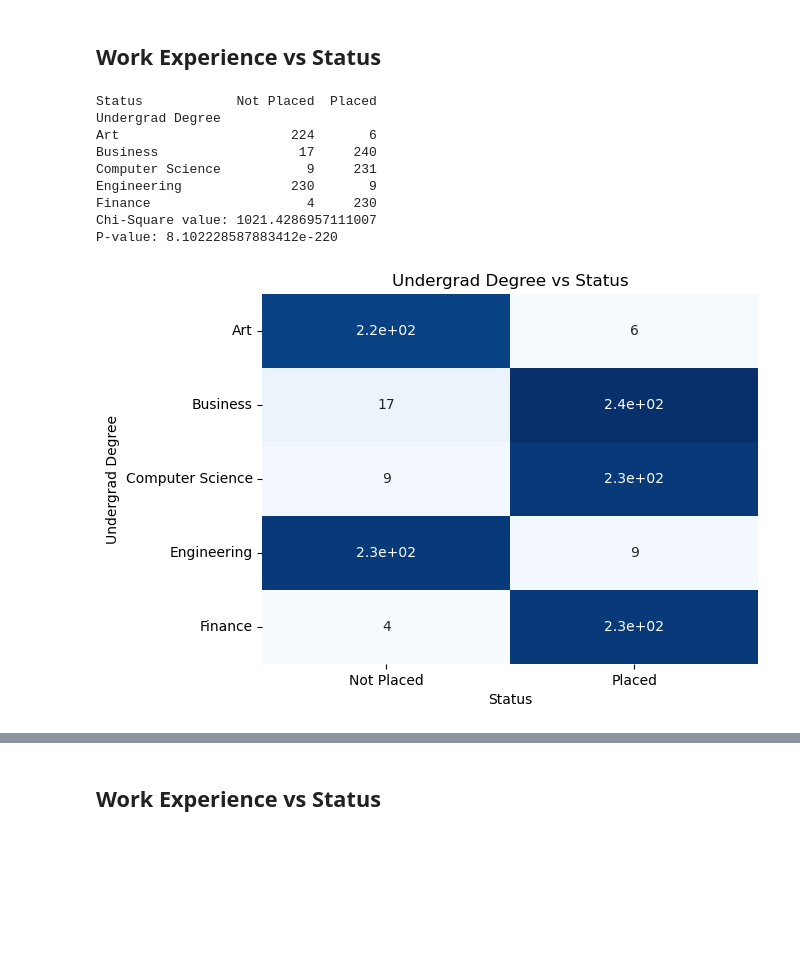
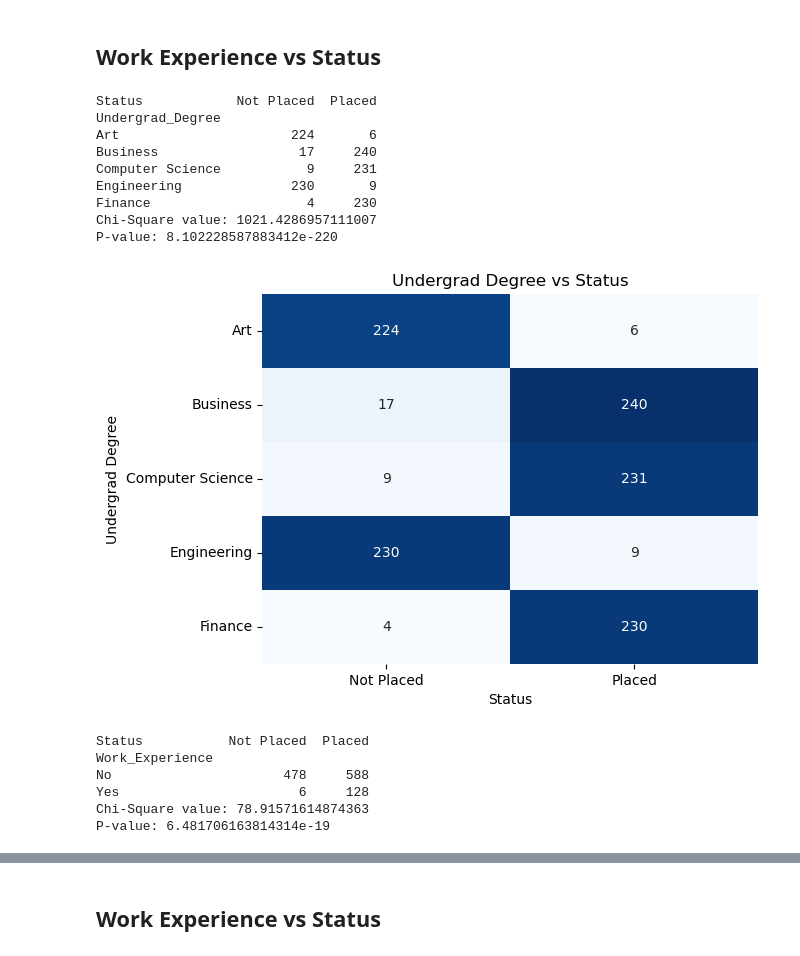
Before and after one commit to junclemente/ads505-FinalProject, a Jupyter notebook: eda/bivariate_analysis.ipynb, the cells around one changed output, grey strips where cells are left out. Drawn from its saved outputs; the diff is of its cells as text; code cells hidden in the pictures; blank space fills up the shorter version.

```diff
--- a/eda/bivariate_analysis.ipynb
+++ b/eda/bivariate_analysis.ipynb
@@ -31,0 +32,10 @@ The columns are ['Undergrad Degree', 'Undergrad Grade', 'Work Experience', 'Empl
+# %%
+pre_admission_columns = [
+    "Undergrad_Degree",
+    "Undergrad_Grade",
+    "Work_Experience",
+    "Employability_Before",
+    "Status",
+]
+df = full_df[pre_admission_columns]
+df.head()
@@ -31,0 +49,4 @@ The columns are ['Undergrad Degree', 'Undergrad Grade', 'Work Experience', 'Empl
+# %%
+# Create encoded column for status
+df.loc[:, "Status_enc"] = df.Status.map({"Placed": 1, "Not Placed": 0})
+df.head()
@@ -58,7 +102,7 @@ Since correlation between MBA and Undergrad grade is > |.7|, there is high corre
 # %% [markdown]
 ## Work Experience vs Status
 # %%
-undergrad_contingency = pd.crosstab(df['Undergrad Degree'], df['Status'])
+undergrad_contingency = pd.crosstab(df["Undergrad_Degree"], df["Status"])
 print(undergrad_contingency)
 
 chi2, p, dof, expected = chi2_contingency(undergrad_contingency)
@@ -66,7 +110,7 @@ print(f"Chi-Square value: {chi2}")
 print(f"P-value: {p}")
 # %% [output]
 Status            Not Placed  Placed
-Undergrad Degree
+Undergrad_Degree
 Art                      224       6
 Business                  17     240
 Computer Science           9     231
@@ -75,10 +119,24 @@ Finance                    4     230
 Chi-Square value: 1021.4286957111007
 P-value: 8.102228587883412e-220
 # %%
-sns.heatmap(undergrad_contingency, annot=True, cmap="Blues", cbar=False)
+sns.heatmap(undergrad_contingency, annot=True, fmt="g", cmap="Blues", cbar=False)
 plt.title("Undergrad Degree vs Status")
-plt.xlabel('Status')
-plt.ylabel('Undergrad Degree')
+plt.xlabel("Status")
+plt.ylabel("Undergrad Degree")
 plt.show()
 # %% [output]
-[figure, old version]
+[figure, new version]
+# %%
+workexperience_contingency = pd.crosstab(df["Work_Experience"], df["Status"])
+print(workexperience_contingency)
+
+chi2, p, dof, expected = chi2_contingency(workexperience_contingency)
+print(f"Chi-Square value: {chi2}")
+print(f"P-value: {p}")
+# %% [output]
+Status           Not Placed  Placed
+Work_Experience
+No                      478     588
+Yes                       6     128
+Chi-Square value: 78.91571614874363
+P-value: 6.481706163814314e-19
```
Also changed, not shown: parts of 16 cells of this notebook.
